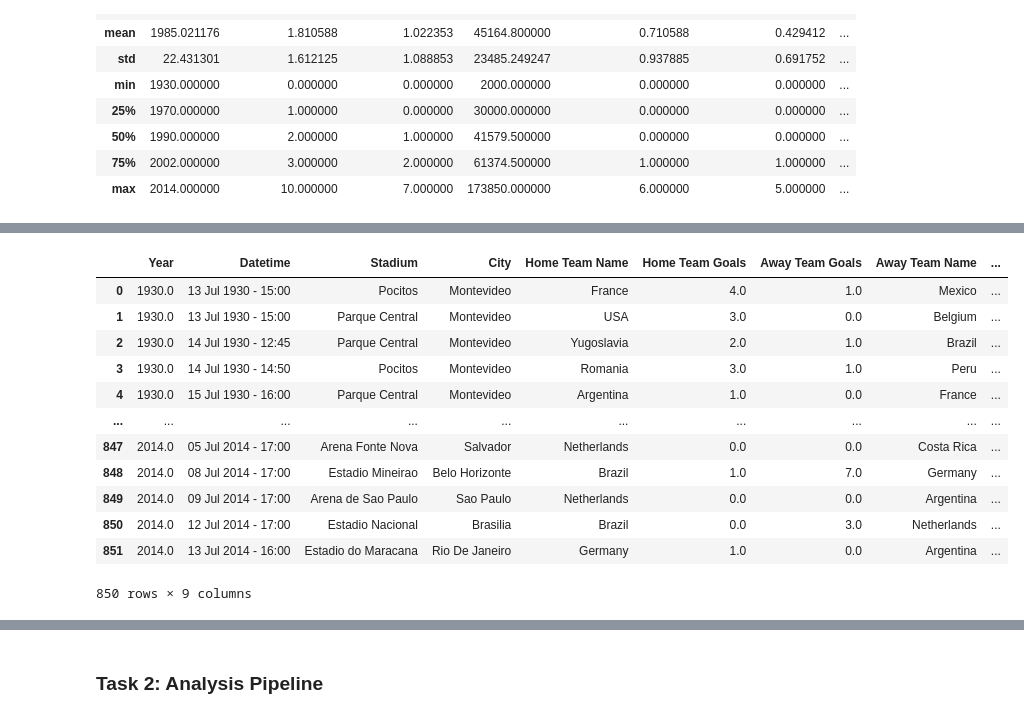
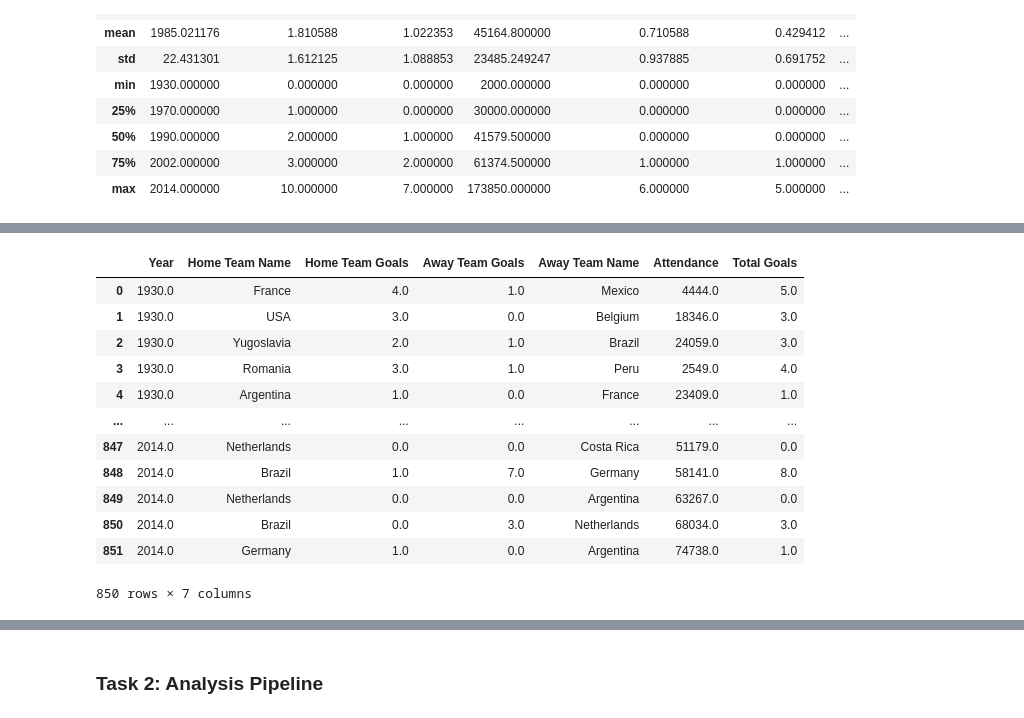
Before and after one commit to ubco-W2022T1-cosc301/project-group49, a Jupyter notebook: notebooks/analysis3.ipynb, the cells around one changed output, grey strips where cells are left out. Saved outputs shown, nothing was run; the diff lists cells and outputs as text; code cells hidden in the pictures.

```diff
--- a/notebooks/analysis3.ipynb
+++ b/notebooks/analysis3.ipynb
@@ -109,22 +109,23 @@ Home Team Initials       77
 Away Team Initials       82
 dtype: int64
 # %%
-#cleaning my dataset to have only columns that I need
-cleanData = rawData.drop(['Stage', 'Win conditions', 'Half-time Home Goals', 'Half-time Away Goals', 'Referee', 'Assistant 1', 'Assistant 2', 'RoundID', 'MatchID', 'Home Team Initials', 'Away Team Initials'], axis=1)
+#cleaning my dataset to have only columns that I need and creating a new coloumn for total goals scored
+cleanData = rawData.drop(['Stage', 'Win conditions', 'Half-time Home Goals', 'Half-time Away Goals', 'Referee', 'Assistant 1', 'Assistant 2', 'RoundID', 'MatchID', 'Home Team Initials', 'Away Team Initials', 'Datetime', 'Stadium', 'City'], axis=1)
+cleanData['Total Goals'] = cleanData['Home Team Goals'] + cleanData['Away Team Goals']
 cleanData
 # %% [output]
-|  | Year | Datetime | Stadium | City | Home Team Name | Home Team Goals | Away Team Goals | Away Team Name | ... |
-| 0 | 1930.0 | 13 Jul 1930 - 15:00 | Pocitos | Montevideo | France | 4.0 | 1.0 | Mexico | ... |
-| 1 | 1930.0 | 13 Jul 1930 - 15:00 | Parque Central | Montevideo | USA | 3.0 | 0.0 | Belgium | ... |
-| 2 | 1930.0 | 14 Jul 1930 - 12:45 | Parque Central | Montevideo | Yugoslavia | 2.0 | 1.0 | Brazil | ... |
-| 3 | 1930.0 | 14 Jul 1930 - 14:50 | Pocitos | Montevideo | Romania | 3.0 | 1.0 | Peru | ... |
-| 4 | 1930.0 | 15 Jul 1930 - 16:00 | Parque Central | Montevideo | Argentina | 1.0 | 0.0 | France | ... |
-| ... | ... | ... | ... | ... | ... | ... | ... | ... | ... |
-| 847 | 2014.0 | 05 Jul 2014 - 17:00 | Arena Fonte Nova | Salvador | Netherlands | 0.0 | 0.0 | Costa Rica | ... |
-| 848 | 2014.0 | 08 Jul 2014 - 17:00 | Estadio Mineirao | Belo Horizonte | Brazil | 1.0 | 7.0 | Germany | ... |
-| 849 | 2014.0 | 09 Jul 2014 - 17:00 | Arena de Sao Paulo | Sao Paulo | Netherlands | 0.0 | 0.0 | Argentina | ... |
-| 850 | 2014.0 | 12 Jul 2014 - 17:00 | Estadio Nacional | Brasilia | Brazil | 0.0 | 3.0 | Netherlands | ... |
-| 851 | 2014.0 | 13 Jul 2014 - 16:00 | Estadio do Maracana | Rio De Janeiro | Germany | 1.0 | 0.0 | Argentina | ... |
+|  | Year | Home Team Name | Home Team Goals | Away Team Goals | Away Team Name | Attendance | Total Goals |
+| 0 | 1930.0 | France | 4.0 | 1.0 | Mexico | 4444.0 | 5.0 |
+| 1 | 1930.0 | USA | 3.0 | 0.0 | Belgium | 18346.0 | 3.0 |
+| 2 | 1930.0 | Yugoslavia | 2.0 | 1.0 | Brazil | 24059.0 | 3.0 |
+| 3 | 1930.0 | Romania | 3.0 | 1.0 | Peru | 2549.0 | 4.0 |
+| 4 | 1930.0 | Argentina | 1.0 | 0.0 | France | 23409.0 | 1.0 |
+| ... | ... | ... | ... | ... | ... | ... | ... |
+| 847 | 2014.0 | Netherlands | 0.0 | 0.0 | Costa Rica | 51179.0 | 0.0 |
+| 848 | 2014.0 | Brazil | 1.0 | 7.0 | Germany | 58141.0 | 8.0 |
+| 849 | 2014.0 | Netherlands | 0.0 | 0.0 | Argentina | 63267.0 | 0.0 |
+| 850 | 2014.0 | Brazil | 0.0 | 3.0 | Netherlands | 68034.0 | 3.0 |
+| 851 | 2014.0 | Germany | 1.0 | 0.0 | Argentina | 74738.0 | 1.0 |
-850 rows × 9 columns
+850 rows × 7 columns
 # %%
 #calculating the correlation matrix
```
Also changed, not shown: parts of 30 cells of this notebook, 2 other files.
